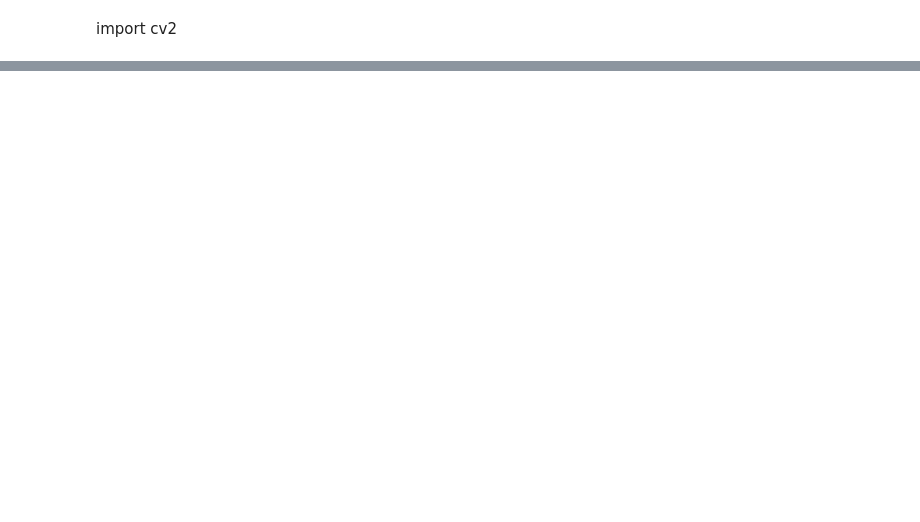
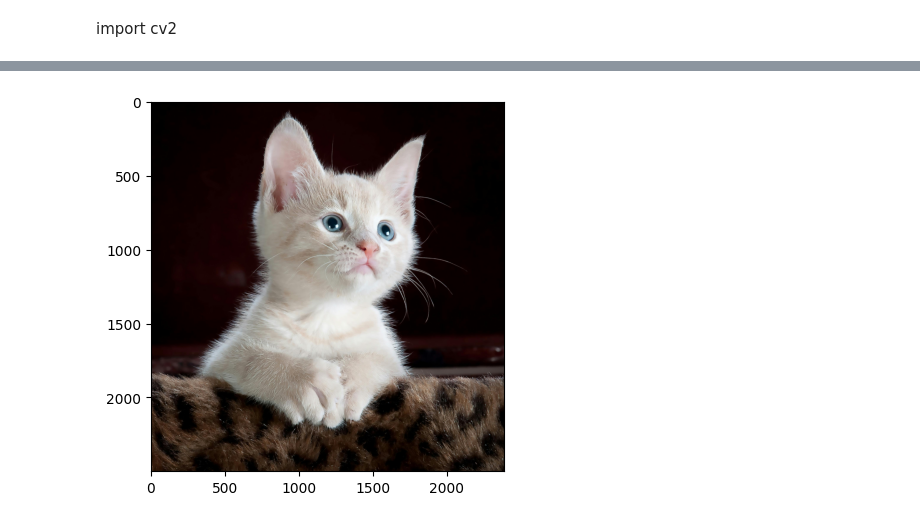
Before and after one commit to AjAyrAo43/project, a Jupyter notebook: DOG_VS_CAT_IMAGE_CLASSIFIER.ipynb, the cells around one changed output, grey strips where cells are left out. Drawn from its saved outputs; the diff is of its cells as text; code cells hidden in the pictures; blank space fills up the shorter version.

```diff
--- a/DOG_VS_CAT_IMAGE_CLASSIFIER.ipynb
+++ b/DOG_VS_CAT_IMAGE_CLASSIFIER.ipynb
@@ -222,0 +186,13 @@ array([[0.9991211]], dtype=float32)
+# %%
+import matplotlib.pyplot as plt
+from PIL import Image
+import numpy as np
+
+img = Image.open('/kaggle/input/catimage/pexels-pixabay-45201.jpg')
+arr = np.array(img)
+
+plt.imshow(arr)
+plt.axis('on')
+plt.show()
+# %% [output]
+[figure, added]
```
Also changed, not shown: parts of 27 cells of this notebook.
